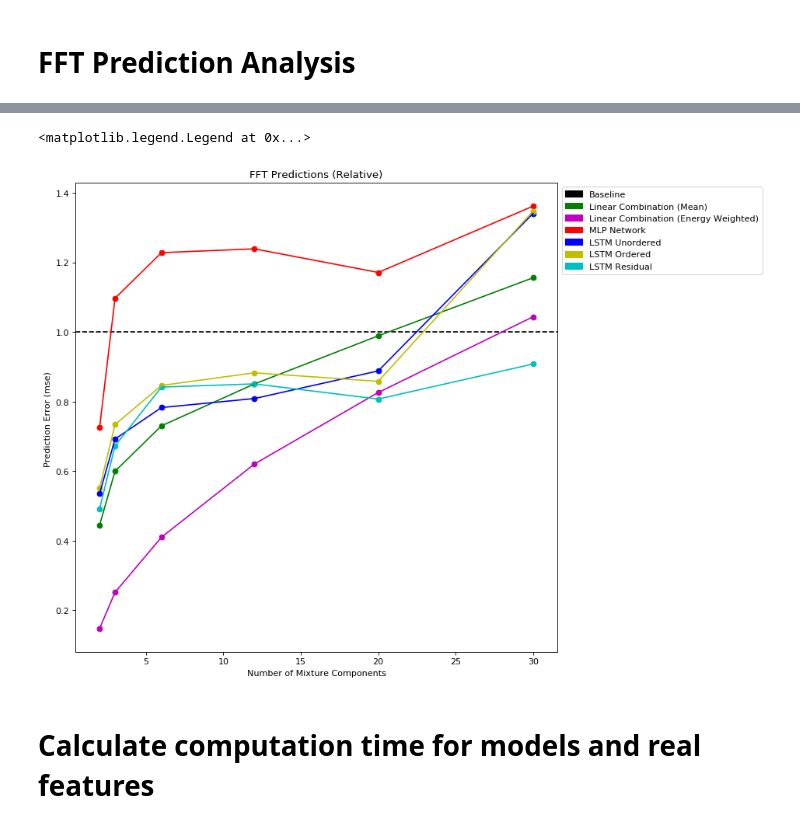
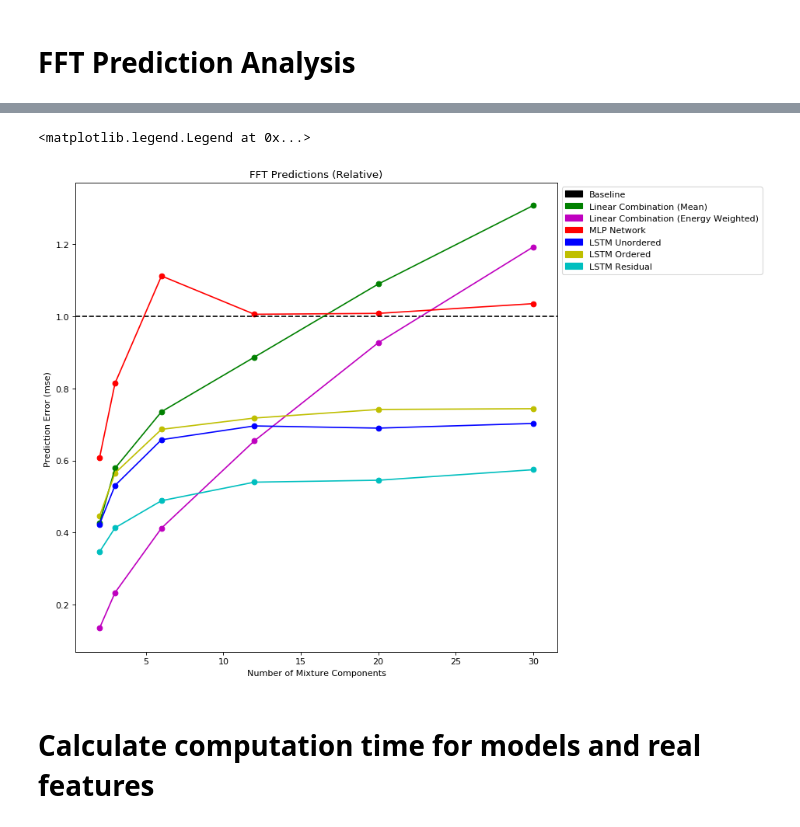
Before and after one commit to jrgillick/audio-feature-forecasting, a Jupyter notebook: src/Analysis.ipynb, the cells around one changed output, grey strips where cells are left out. Cells and saved outputs as stored; diff of their text form; code cells hidden in the pictures.

```diff
--- a/src/Analysis.ipynb
+++ b/src/Analysis.ipynb
@@ -207,5 +220,7 @@ for data in [train_mixture_datasets, dev_mixture_datasets]:
 # %%
-mfcc_mlp_models = load_models_from_dir("saved_models/mfcc/mlp")
-mfcc_lstm_models_ordered = load_models_from_dir("saved_models/mfcc/lstm_ordered/")
-mfcc_lstm_models_unordered = load_models_from_dir("saved_models/mfcc/lstm_unordered/")
-mfcc_lstm_models_residual = load_models_from_dir("saved_models/mfcc/lstm_residual/")
+root_path = "saved_models"
+
+mfcc_mlp_models = load_models_from_dir(f"{root_path}/mfcc/mlp")
+mfcc_lstm_models_ordered = load_models_from_dir(f"{root_path}/mfcc/lstm_ordered/")
+mfcc_lstm_models_unordered = load_models_from_dir(f"{root_path}/mfcc/lstm_unordered/")
+mfcc_lstm_models_residual = load_models_from_dir(f"{root_path}/mfcc/lstm_residual/")
@@ -343,5 +354,5 @@ def load_models_from_dir(d):
 # %%
-fft_mlp_models = load_models_from_dir("saved_models/fft/mlp")
-fft_lstm_models_ordered = load_models_from_dir("saved_models/fft/lstm_ordered/")
-fft_lstm_models_unordered = load_models_from_dir("saved_models/fft/lstm_unordered/")
-fft_lstm_models_residual = load_models_from_dir("saved_models/fft/lstm_residual/")
+fft_mlp_models = load_models_from_dir(f"{root_path}/fft/mlp")
+fft_lstm_models_ordered = load_models_from_dir(f"{root_path}/fft/lstm_ordered/")
+fft_lstm_models_unordered = load_models_from_dir(f"{root_path}/fft/lstm_unordered/")
+fft_lstm_models_residual = load_models_from_dir(f"{root_path}/fft/lstm_residual/")
@@ -348,5 +364,5 @@ fft_lstm_models_residual = load_models_from_dir("saved_models/fft/lstm_residual/
 # %%
-# Compute "True" FFT error on dev data FOR MSE
+# Compute "True" FFT error on test data FOR MSE
 baseline_errors_per_dataset = []
 linear_errors_per_dataset = []
 linear_errors_energy_weighted_per_dataset = []
@@ -358,46 +374,44 @@ lstm_residual_errors_per_dataset = []
 relative_errors = True
 loss_fn = "mse"
 
-values_of_m = copy.deepcopy(mixture_values)[0:-1]
+values_of_m = copy.deepcopy(mixture_values)
 
 for m in values_of_m:
-    dev_mix_ffts = np.array(dev_mixture_datasets[m]['mix_ffts'])
+    test_mix_ffts = np.array(test_mixture_datasets[m]['mix_ffts'])
 
-    X_dev = copy.deepcopy(get_fft_inputs(dev_mixture_datasets[m], dev_weighted_ffts))
-    X_dev_lstm = copy.deepcopy(get_fft_inputs(dev_mixture_datasets[m], dev_weighted_ffts, flatten=False))
-    y_dev = copy.deepcopy(dev_mix_ffts)
+    X_test = copy.deepcopy(get_fft_inputs(test_mixture_datasets[m], test_weighted_ffts))
+    X_test_lstm = copy.deepcopy(get_fft_inputs(test_mixture_datasets[m], test_weighted_ffts, flatten=False))
+    y_test = copy.deepcopy(test_mix_ffts)
 
-    X_dev_lstm_ordered = copy.deepcopy(get_fft_inputs(dev_mixture_datasets[m], dev_weighted_ffts, flatten=False))
-    X_dev_lstm_ordered = order_dataset_by_norm(X_dev_lstm_ordered)
+    X_test_lstm_ordered = copy.deepcopy(get_fft_inputs(test_mixture_datasets[m], test_weighted_ffts, flatten=False))
+    X_test_lstm_ordered = order_dataset_by_norm(X_test_lstm_ordered)
 
-    #max_norm(y_dev)
+    source_fft_data = copy.deepcopy(test_weighted_ffts)
+    source_energies = copy.deepcopy(test_energies)
 
-    source_fft_data = copy.deepcopy(dev_weighted_ffts)
-    source_energies = copy.deepcopy(dev_energies)
-
-    linear_predictions = make_linear_predictions(source_fft_data, dev_mixture_datasets[m]['components'], energy_list = source_energies, energy_weighted=False)
-    linear_predictions_energy_weighted = make_linear_predictions(source_fft_data, dev_mixture_datasets[m]['components'], energy_list = source_energies, energy_weighted=True)
-    mlp_predictions = fft_mlp_models[m].predict(X_dev, batch_size=200)
-    lstm_unordered_predictions = fft_lstm_models_unordered[m].predict(X_dev_lstm, batch_size=200)
-    lstm_ordered_predictions = fft_lstm_models_ordered[m].predict(X_dev_lstm_ordered, batch_size=200)
-    lstm_residual_predictions = fft_lstm_models_ordered_residual[m].predict(X_dev_lstm_ordered, batch_size=200)
+    linear_predictions = make_linear_predictions(source_fft_data, test_mixture_datasets[m]['components'], energy_list = source_energies, energy_weighted=False)
+    linear_predictions_energy_weighted = make_linear_predictions(source_fft_data, test_mixture_datasets[m]['components'], energy_list = source_energies, energy_weighted=True)
+    mlp_predictions = fft_mlp_models[m].predict(X_test, batch_size=200)
+    lstm_unordered_predictions = fft_lstm_models_unordered[m].predict(X_test_lstm, batch_size=200)
+    lstm_ordered_predictions = fft_lstm_models_ordered[m].predict(X_test_lstm_ordered, batch_size=200)
+    lstm_residual_predictions = fft_lstm_models_residual[m].predict(X_test_lstm_ordered, batch_size=200)
 
 
     if relative_errors:
-        linear_errors = get_relative_errors(y_dev, linear_predictions, dev_mixture_datasets[m]['mean_fft'], loss_fn=loss_fn)
-        linear_errors_energy_weighted = get_relative_errors(y_dev, linear_predictions_energy_weighted, dev_mixture_datasets[m]['mean_fft'], loss_fn=loss_fn)
-        mlp_errors = get_relative_errors(y_dev, mlp_predictions, dev_mixture_datasets[m]['mean_fft'], loss_fn=loss_fn)
-        lstm_unordered_errors = get_relative_errors(y_dev, lstm_unordered_predictions, dev_mixture_datasets[m]['mean_fft'], loss_fn=loss_fn)
-        lstm_ordered_errors = get_relative_errors(y_dev, lstm_ordered_predictions, dev_mixture_datasets[m]['mean_fft'], loss_fn=loss_fn)
-        lstm_residual_errors = get_relative_errors(y_dev, lstm_residual_predictions, dev_mixture_datasets[m]['mean_fft'], loss_fn=loss_fn)
+        linear_errors = get_relative_errors(y_test, linear_predictions, train_mixture_datasets[m]['mean_fft'], loss_fn=loss_fn)
+        linear_errors_energy_weighted = get_relative_errors(y_test, linear_predictions_energy_weighted, train_mixture_datasets[m]['mean_fft'], loss_fn=loss_fn)
+        mlp_errors = get_relative_errors(y_test, mlp_predictions, train_mixture_datasets[m]['mean_fft'], loss_fn=loss_fn)
+        lstm_unordered_errors = get_relative_errors(y_test, lstm_unordered_predictions, train_mixture_datasets[m]['mean_fft'], loss_fn=loss_fn)
+        lstm_ordered_errors = get_relative_errors(y_test, lstm_ordered_predictions, train_mixture_datasets[m]['mean_fft'], loss_fn=loss_fn)
+        lstm_residual_errors = get_relative_errors(y_test, lstm_residual_predictions, train_mixture_datasets[m]['mean_fft'], loss_fn=loss_fn)
     else:
-        linear_errors = get_errors(y_dev, linear_predictions, loss_fn=loss_fn)
-        mlp_errors = get_errors(y_dev, mlp_predictions, loss_fn=loss_fn)
-        #mlp_errors_two_layer = get_errors(y_dev, mlp_predictions_two_layer, loss_fn=loss_fn)
-        lstm_errors = get_errors(y_dev, lstm_predictions, loss_fn=loss_fn)
-        #lstm_positive_errors = get_errors(y_dev, lstm_positive_predictions, loss_fn=loss_fn)
-        #lstm_together_errors = get_errors(y_dev, lstm_together_predictions, loss_fn=loss_fn)
-        baseline_errors = get_baseline_errors(y_dev, dev_mixture_datasets[m]['mean_fft'], loss_fn=loss_fn)
+        linear_errors = get_errors(y_test, linear_predictions, loss_fn=loss_fn)
+        linear_errors_energy_weighted = get_errors(y_test, linear_predictions_energy_weighted, loss_fn=loss_fn)
+        mlp_errors = get_errors(y_test, mlp_predictions, loss_fn=loss_fn)
+        lstm_unordered_errors = get_errors(y_test, lstm_unordered_predictions, loss_fn=loss_fn)
+        lstm_ordered_errors = get_errors(y_test, lstm_ordered_predictions, loss_fn=loss_fn)
+        lstm_residual_errors = get_errors(y_test, lstm_residual_predictions, loss_fn=loss_fn)
+        baseline_errors = get_baseline_errors(y_test, train_mixture_datasets[m]['mean_fft'], loss_fn=loss_fn)
         baseline_errors_per_dataset.append(baseline_errors)
 
     linear_errors_per_dataset.append(linear_errors)
@@ -469,5 +483,5 @@ Linear Error (mean):  1.1555815324443461 Linear Error (energy weighted):  1.0434
 <matplotlib.legend.Legend at 0x...>
-[figure, old version]
+[figure, new version]
 # %% [markdown]
 <h1> Calculate computation time for models and real features </h1>
 # %%
```
Also changed, not shown: parts of 9 cells of this notebook, 4 other files.
